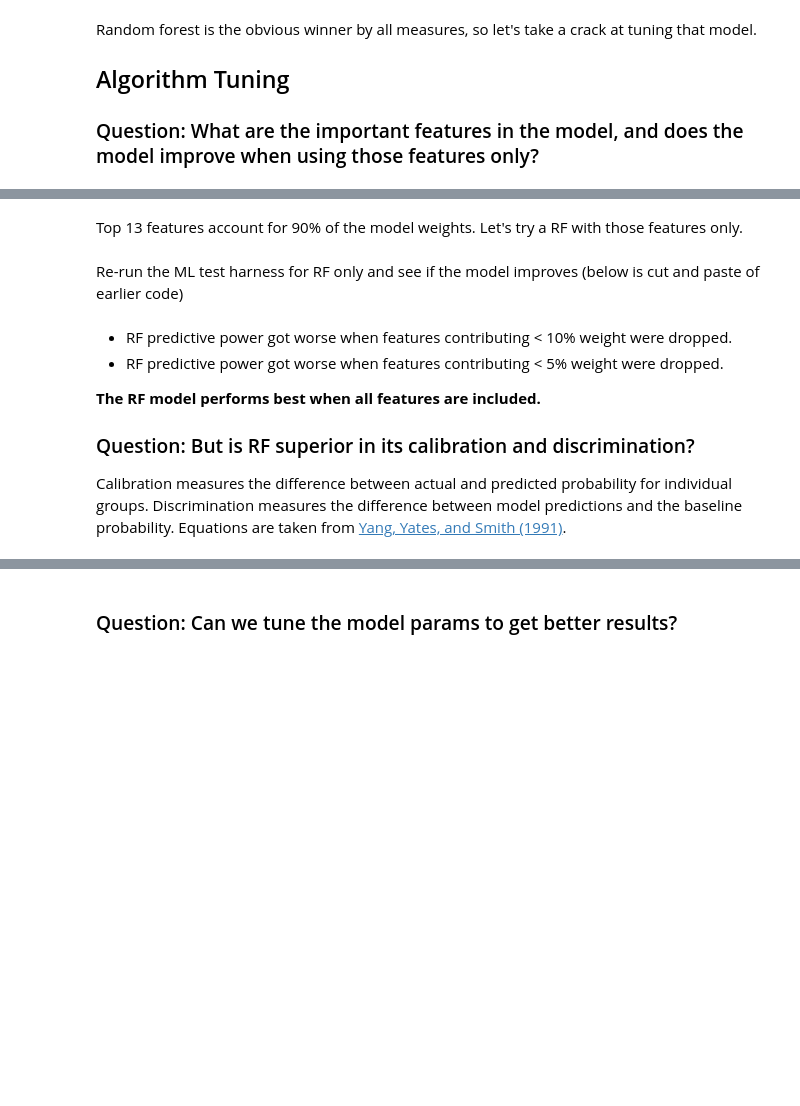
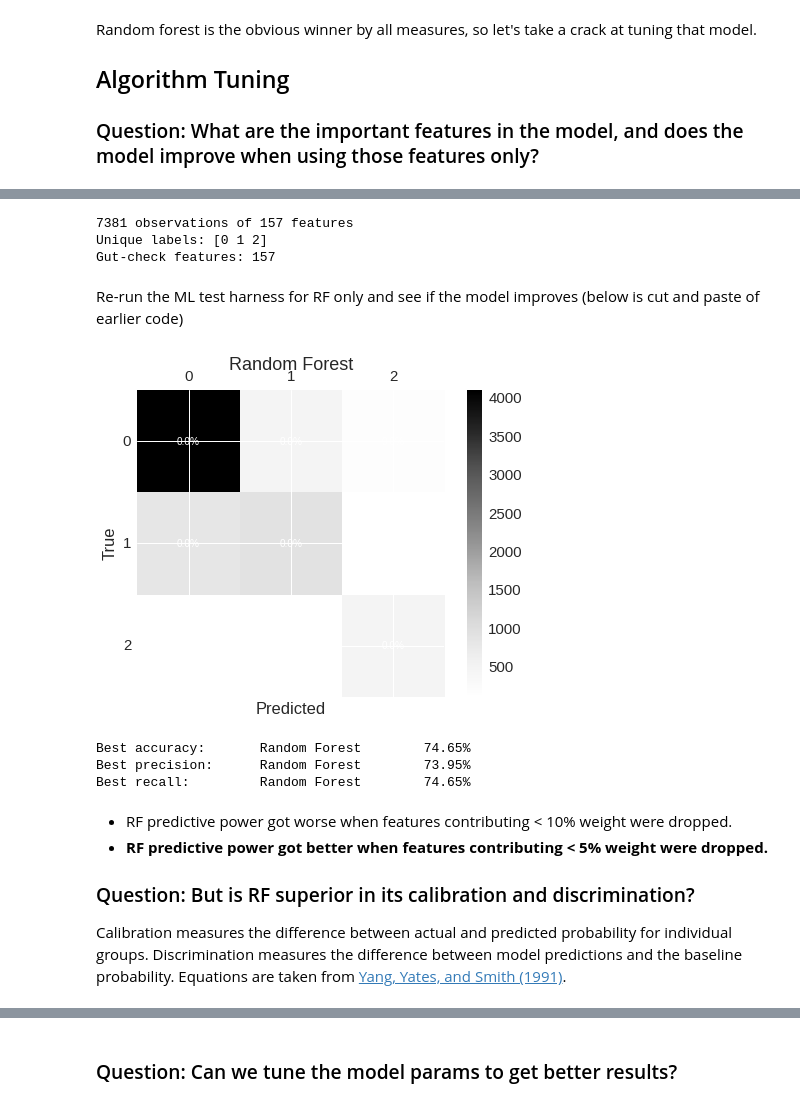
Before and after one commit to abiraja2004/ml_fun, a Jupyter notebook: telstra/notes.ipynb, the cells around one changed output, grey strips where cells are left out. Drawn from its saved outputs; the diff is of its cells as text; code cells hidden in the pictures; blank space fills up the shorter version.

```diff
--- a/telstra/notes.ipynb
+++ b/telstra/notes.ipynb
@@ -581,7 +718,6 @@ ml_models.append(["Ada Boosted RF", ARF, {'algorithm':'SAMME','n_estimators':200
 Show me the accuracy (acc), precision (prec), recall (recl), confusion matrix (cm), and mean auc for each model.
 # %%
 # process each model
-from scipy import interp
 models = []
 acc = []
 prec = []
@@ -590,15 +726,13 @@ f1 = []
 cms = []
 aucs = []
 for m in ml_models:
-    y_pred, mean_fpr, mean_tpr, mean_auc, mean_acc, mean_prec, mean_recl, mean_f1 = run_cv(X, y, m[1], **m[2])
+    y_pred, mean_acc, mean_prec, mean_recl, mean_f1 = run_cv(X_nl, y, m[1], **m[2])
     models.append(m[0])
     acc.append(mean_acc)
     prec.append(mean_prec)
     recl.append(mean_recl)
     f1.append(mean_f1)
     cms.append((m[0], metrics.confusion_matrix(y, y_pred)))
-    aucs.append(mean_auc)
-    plot_roc(mean_fpr, mean_tpr, mean_auc)
 
 # plot confusion matricies
 draw_confusion_matrices(cms, np.unique(y))
@@ -613,5 +755,9 @@ models_df.sort(['accuracy', 'precision', 'recall', 'f1'], ascending=[False, Fals
 # %% [markdown]
 # Testing Results
+# %%
+# go ahead and set X == X_nlc
+X = X_nl.copy()
+features = fea_nl.copy()
 # %%
 # best and worst models
 max_idx, max_value = max(enumerate(acc), key=operator.itemgetter(1))
@@ -668,7 +815,7 @@ cumper = 0.
 nbr = False
 
 # make a copy of original dataframe to drop unneeded features
-X_keep = df
+X_keep = df_nl.copy()
 
 # print out importances
 print "item -- feature -- weight -- cumm_weight"
@@ -676,8 +823,8 @@ for i, k in enumerate(sorted_feat):
     cumper += k[1]
 
     # tell me when we hit 90% of weights
-    if (nbr is False and cumper >= 0.90):
-        print '**----  Reached 90%  ----**'
+    if (nbr is False and cumper >= 0.95):
+        print '**----  Reached 95%  ----**'
         nbr = True
     print i, k[0], '{:.1%}'.format(k[1]), '{:.0%}'.format(cumper)
 
@@ -687,56 +852,52 @@ for i, k in enumerate(sorted_feat):
-# %% [markdown]
-Top 13 features account for 90% of the model weights. Let's try a RF with those features only.
 # %%
 # get names of all features in new df
-X_keep = X_keep.drop('churn', axis=1)
+X_keep = X_keep.drop('fault_severity', axis=1)
 features_keep = X_keep.columns
 X_keep = X_keep.as_matrix().astype(np.float)
-
-# scale and/or transform X
-scaler = StandardScaler()
-X_keep = scaler.fit_transform(X_keep)
 
 # checks
 print "\n%d observations of %d features" % X_keep.shape
 print "Unique labels:", np.unique(y)
 print "Gut-check features: %i" % len(features_keep)
-print "Gut-check mean: %.4f" % np.mean(X_keep[:,0])
-print "Gut-check std: %.4f" % np.std(X_keep[:,0])
+# %% [output]
+7381 observations of 157 features
+Unique labels: [0 1 2]
+Gut-check features: 157
 # %% [markdown]
 Re-run the ML test harness for RF only and see if the model improves (below is cut and paste of earlier code)
 # %%
 ml_models = []
-ml_models.append(["Random Forest", RF, {'n_estimators':200, 'random_state':123,
-                                        'min_samples_split':2, 'n_jobs':-1}])
+ml_models.append(["Random Forest", RF, {'n_estimators':72,
+                                        'min_samples_split':9,
+                                        'n_jobs':-1}])
 acc = []
 prec = []
 recl = []
 f1 = []
 cms = []
-aucs = []
 for m in ml_models:
-    y_pred, mean_fpr, mean_tpr, mean_auc, mean_acc, mean_prec, mean_recl, mean_f1 = run_cv(X_keep, y, m[1], **m[2])
+    y_pred, mean_acc, mean_prec, mean_recl, mean_f1 = run_cv(X_keep, y, m[1], **m[2])
     acc.append(mean_acc)
     prec.append(mean_prec)
     recl.append(mean_recl)
     f1.append(mean_f1)
     cms.append((m[0], metrics.confusion_matrix(y, y_pred)))
-    aucs.append(mean_auc)
-    plot_roc(mean_fpr, mean_tpr, mean_auc)
+
 draw_confusion_matrices(cms, np.unique(y))
 max_idx, max_value = max(enumerate(acc), key=operator.itemgetter(1))
 print '{:20} {:20} {:.2%}'.format('Best accuracy:', ml_models[max_idx][0], acc[max_idx])
 max_idx, max_value = max(enumerate(prec), key=operator.itemgetter(1))
 print '{:20} {:20} {:.2%}'.format('Best precision:', ml_models[max_idx][0], prec[max_idx])
 max_idx, max_value = max(enumerate(recl), key=operator.itemgetter(1))
 print '{:20} {:20} {:.2%}'.format('Best recall:', ml_models[max_idx][0], recl[max_idx])
-max_idx, max_value = max(enumerate(aucs), key=operator.itemgetter(1))
-print '{:20} {:20} {:.2%}'.format('Best F1:', ml_models[max_idx][0], f1[max_idx])
+# %% [output]
+[figure, added]
+Best accuracy:       Random Forest        74.65%
+Best precision:      Random Forest        73.95%
+Best recall:         Random Forest        74.65%
 # %% [markdown]
 * RF predictive power got worse when features contributing < 10% weight were dropped.
-* RF predictive power got worse when features contributing < 5% weight were dropped.
-
-**The RF model performs best when all features are included.**
+* **RF predictive power got better when features contributing < 5% weight were dropped.**
 
 ### Question: But is RF superior in its calibration and discrimination?
 
```
Also changed, not shown: parts of 49 cells of this notebook, 6 other files.
